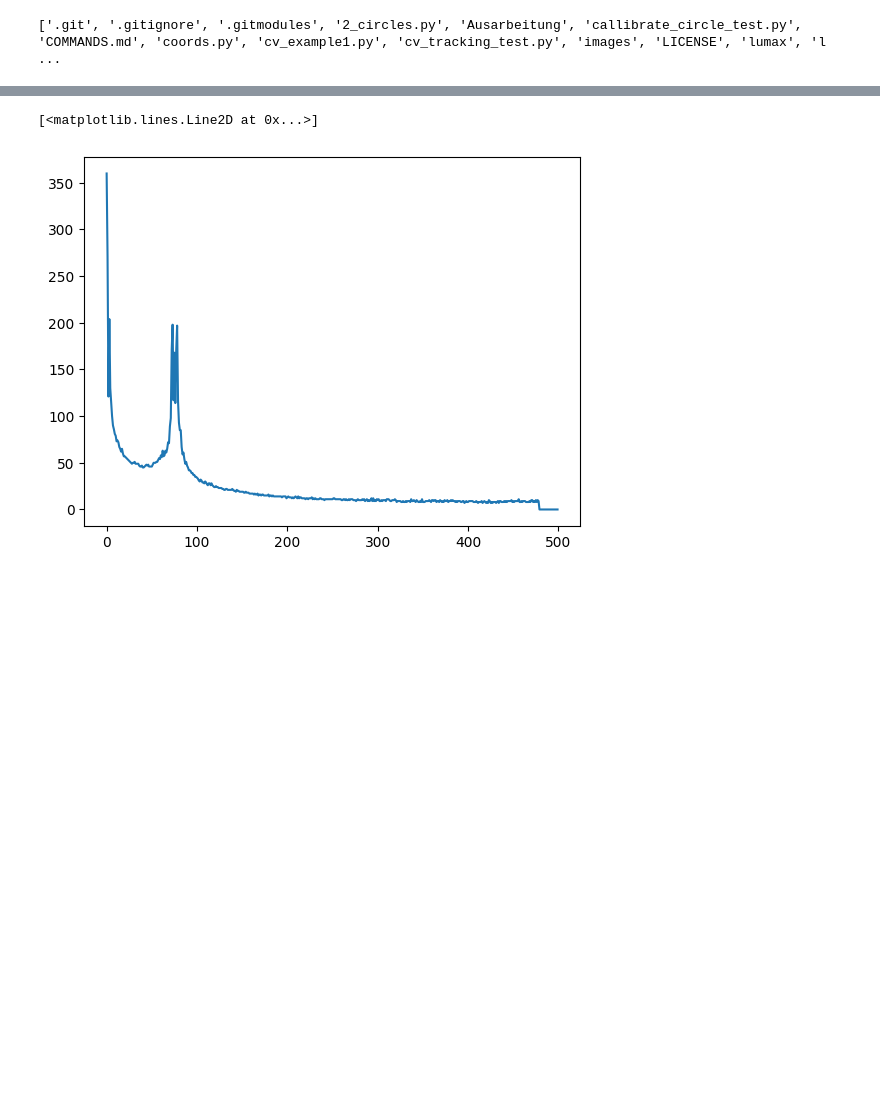
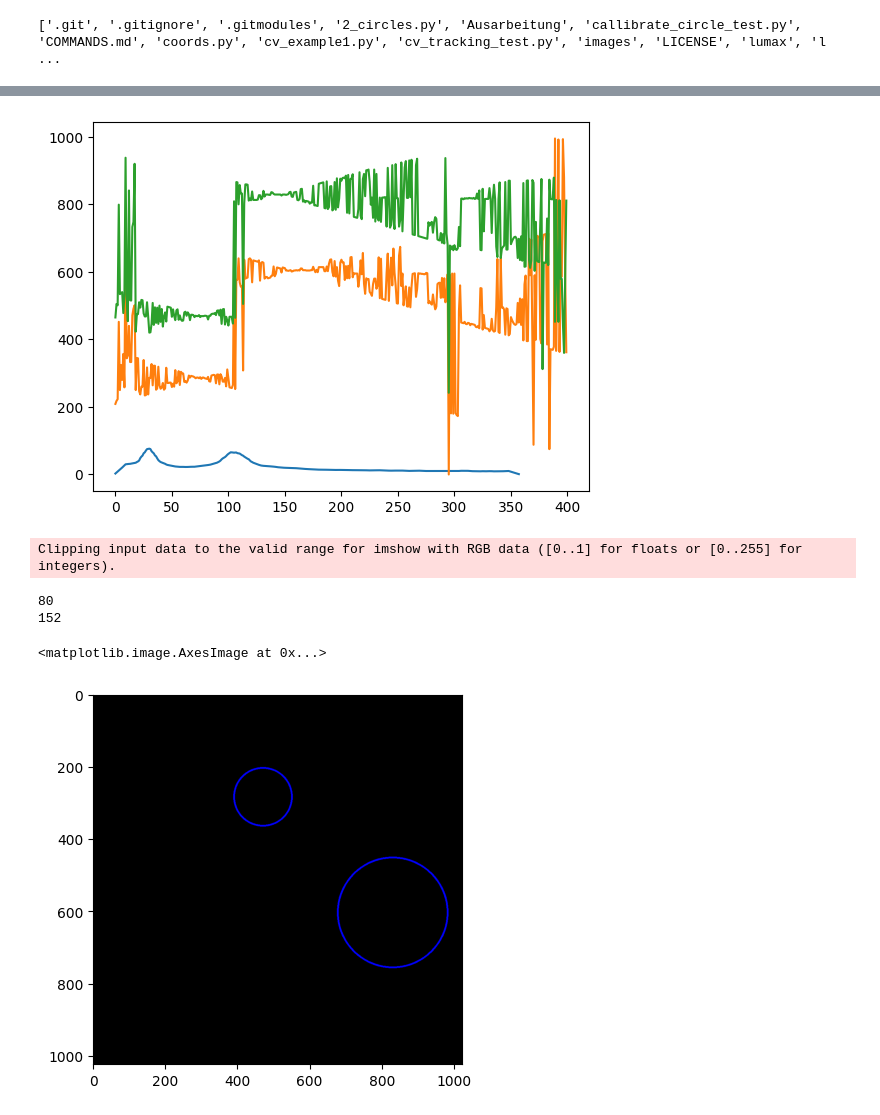
Before and after one commit to MKesenheimer/LaserFlySwatter, a Jupyter notebook: my_hough.ipynb, the cells around one changed output, grey strips where cells are left out. Cells and saved outputs as stored; diff of their text form; code cells hidden in the pictures; blank space fills up the shorter version.

Commit message:
working hough circle detection

```diff
--- a/my_hough.ipynb
+++ b/my_hough.ipynb
@@ -62,8 +67,35 @@ plt.imshow(P_space[200])
-# %%
-loc_max=[]
-for r_img in P_space:
-    loc_max.append(np.max(r_img))
-plt.plot(loc_max)
-# %% [output]
-[<matplotlib.lines.Line2D at 0x...>]
-[figure, removed]
+# %%
+loc_max=[]
+for r_img in P_space:
+    loc_max.append(np.max(r_img))
+a_max=[]
+for r_img in P_space:
+    a_max.append(np.where(r_img==np.max(r_img))[0][0])
+b_max=[]
+for r_img in P_space:
+    b_max.append(np.where(r_img==np.max(r_img))[1][0])
+
+loc_max=scipy.signal.fftconvolve(loc_max[50:399],[.1]*10)#blur
+#a_max=scipy.signal.fftconvolve(a_max[50:399],[.2]*5)
+#b_max=scipy.signal.fftconvolve(b_max[50:399],[.2]*5)
+plt.plot(loc_max)
+plt.plot(a_max)
+plt.plot(b_max)
+plt.show()
+max_=scipy.signal.find_peaks(loc_max,distance=20,width=15)[0]
+#print(max_[0])
+circles=[]
+c_img=np.zeros((1024,1024,3))
+for peak in max_:
+    print(peak+50)
+    circles.append((a_max[peak+50],b_max[peak+50],peak+50))
+for circle in circles:
+    cv2.circle(c_img,(circle[1],circle[0]),circle[2],(0,0,255),3)#
+plt.imshow(c_img)
+# %% [output]
+[figure, added]
+Clipping input data to the valid range for imshow with RGB data ([0..1] for floats or [0..255] for integers).
+80
+152
+<matplotlib.image.AxesImage at 0x...>
+[figure, added]
```
Also changed, not shown: parts of 6 cells of this notebook, 1 other file.
